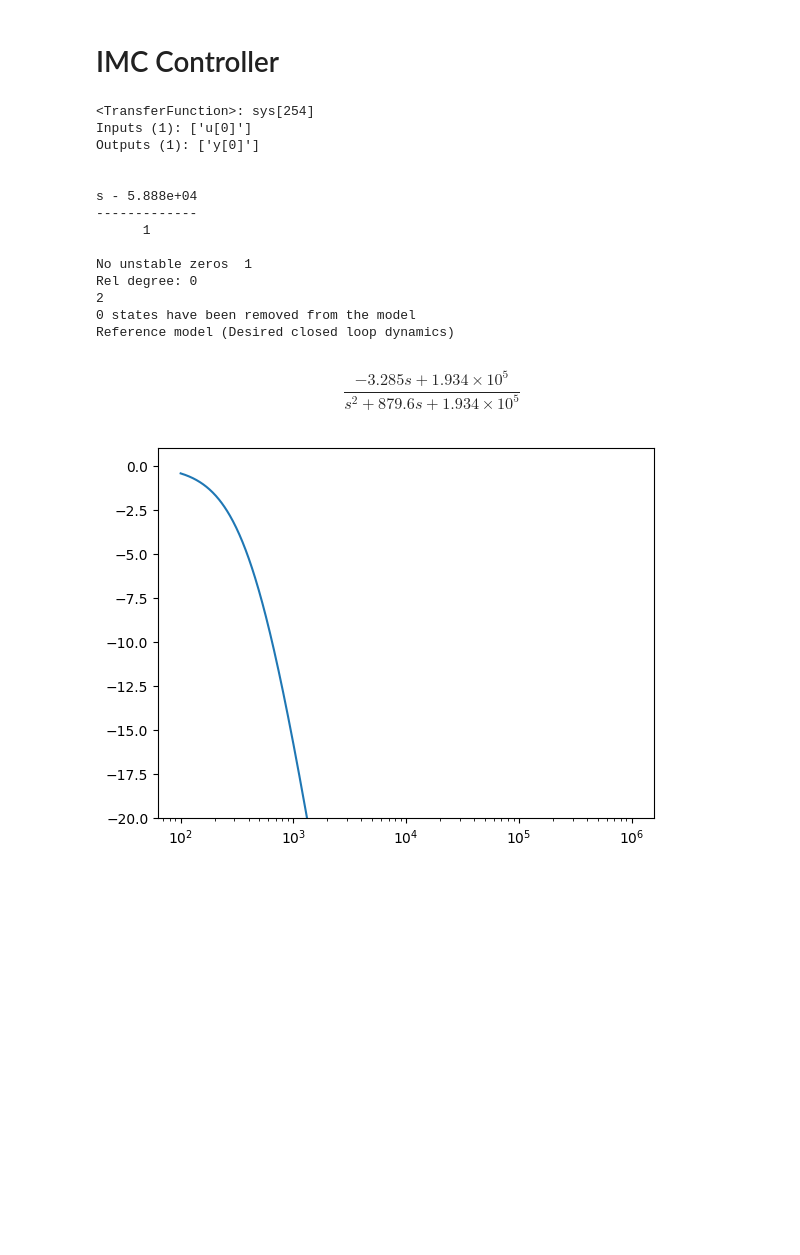
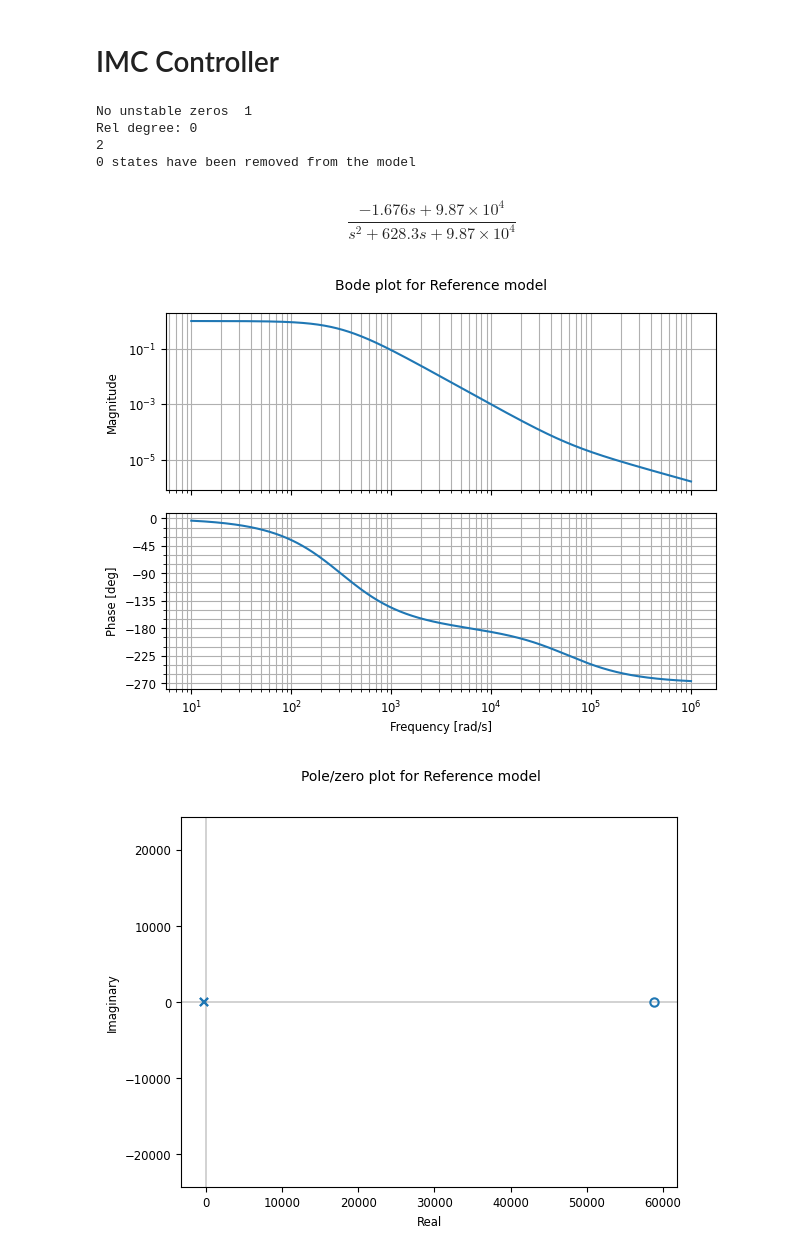
Before and after one commit to eliasrhoden/Sinumerik-Ctrl, a Jupyter notebook: imc_design.ipynb, the cells around one changed output. Cells and saved outputs as stored; diff of their text form; code cells hidden in the pictures; blank space fills up the shorter version.

```diff
--- a/imc_design.ipynb
+++ b/imc_design.ipynb
@@ -122,50 +89,44 @@ def unstable_zeros(G):
             pass
         else:
             new_zeros *= p
 
 
     return new_zeros
 
 
 unstabl_zers = unstable_zeros(Gf)
-print(unstabl_zers)
 
 Ns = len(unstabl_zers.zeros())
 print('No unstable zeros ',Ns)
 
 No = len(Gf.poles()) - len(Gf.zeros())
 print('Rel degree:',No)
 
 filt_order = No + Ns +1
 print(filt_order)
 
 # Ref model
-w_cl_m = 70*2*np.pi
+w_cl_m = 50*2*np.pi
 M = unstabl_zers / (s/w_cl_m + 1)**filt_order
 M = ctrl.minreal(M)
 M *= 1/M.dcgain()
 
-plot_mag(M)
-plt.ylim([-20,1])
-print("Reference model (Desired closed loop dynamics)")
+M.name = 'Reference model'
+ctrl.bode(M)
+
+plt.figure()
+
+ctrl.pzmap(M)
+
 M
 # %% [output]
-<TransferFunction>: sys[254]
-Inputs (1): ['u[0]']
-Outputs (1): ['y[0]']
-
-
-s - 5.888e+04
--------------
-      1
-
 No unstable zeros  1
 Rel degree: 0
 2
 0 states have been removed from the model
-Reference model (Desired closed loop dynamics)
-$$\frac{-3.285 s + 1.934 \times 10^{5}}{s^2 + 879.6 s + 1.934 \times 10^{5}}$$
+$$\frac{-1.676 s + 9.87 \times 10^{4}}{s^2 + 628.3 s + 9.87 \times 10^{4}}$$
-[figure, old version]
+[figure, new version]
+[figure, added]
 # %%
 def increase_damping(C,min_dampng):
 
```
Also changed, not shown: parts of 8 cells of this notebook, 3 other files.
